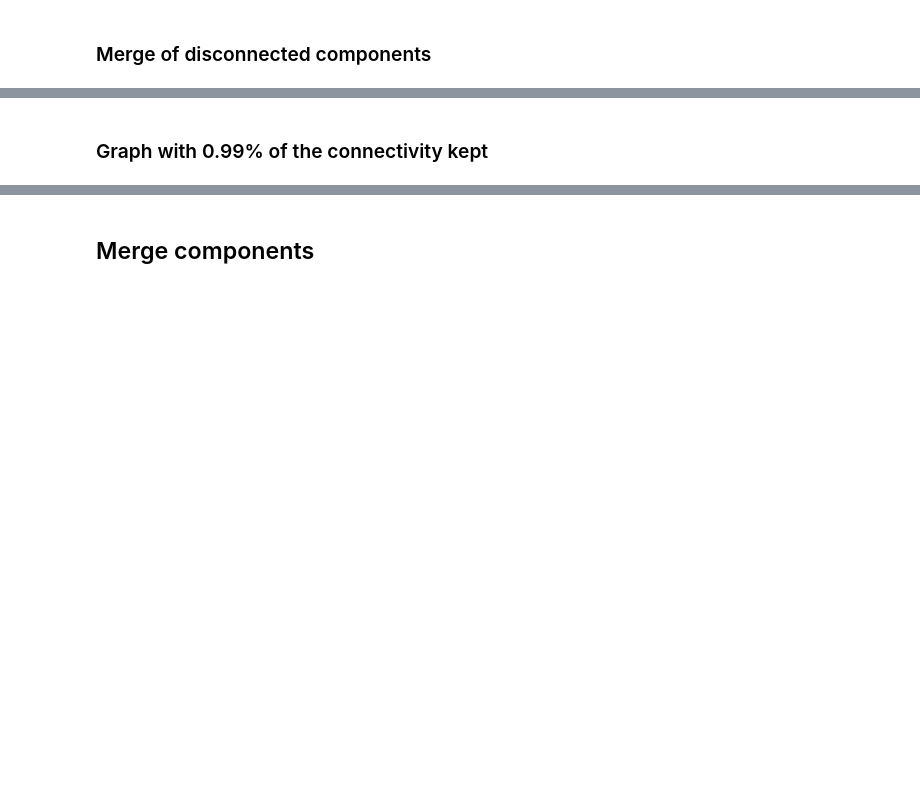
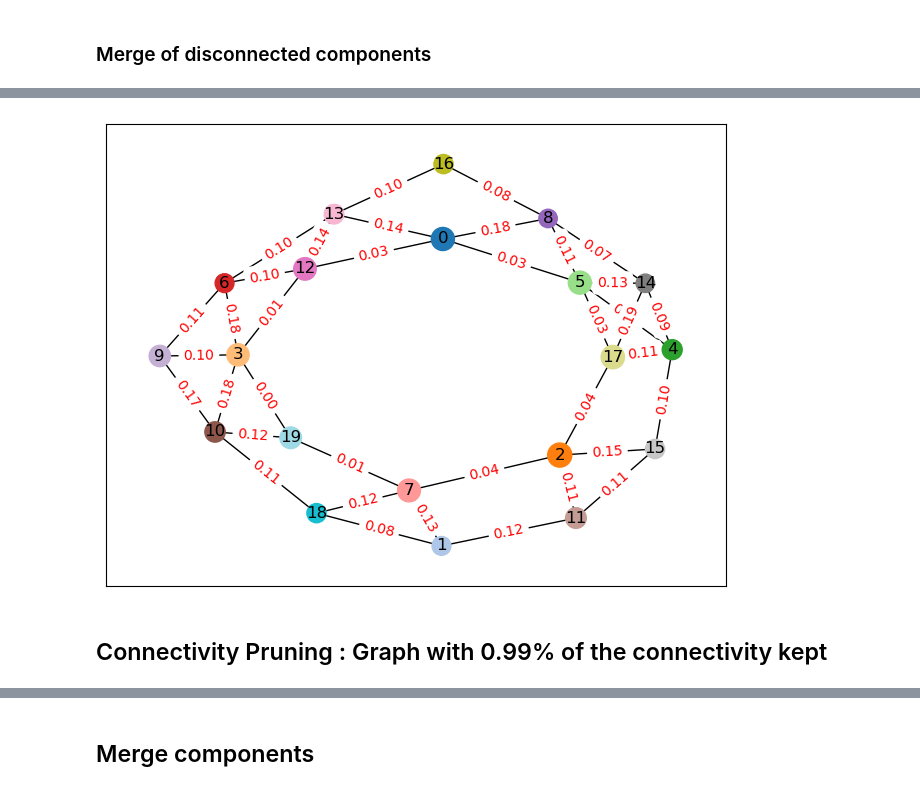
Before and after one commit to dioscuri-tda/ClusterGraph, a Jupyter notebook: examples/Concentric_circles.ipynb, the cells around one changed output, grey strips where cells are left out. Cells and saved outputs as stored; diff of their text form; code cells hidden in the pictures; blank space fills up the shorter version.

```diff
--- a/examples/Concentric_circles.ipynb
+++ b/examples/Concentric_circles.ipynb
@@ -114,5 +115,10 @@ pg.plot_colored_graph(merged_graph, size_nodes=1000, random_state=42)
+# %%
+merged_graph = cluster_g.merge_graph(20, k_compo = 3)
+pg.plot_colored_graph(merged_graph, size_nodes=1000, random_state=42)
+# %% [output]
+[figure, added]
 # %% [markdown]
-### Graph with 0.99% of the connectivity kept
+## Connectivity Pruning : Graph with 0.99% of the connectivity kept
 # %%
 import clustergraph.plot_graph as pg
 connectivity_graph=cluster_g.prune_conn(nb_edge_pruned=155)
```
Also changed, not shown: parts of 9 cells of this notebook, 2 other files.
